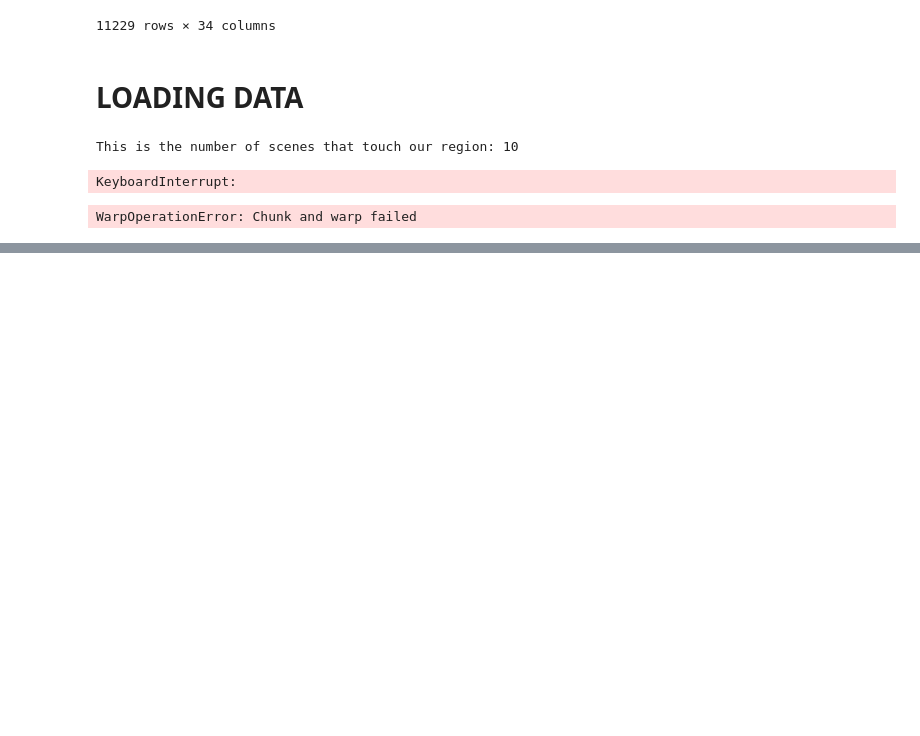
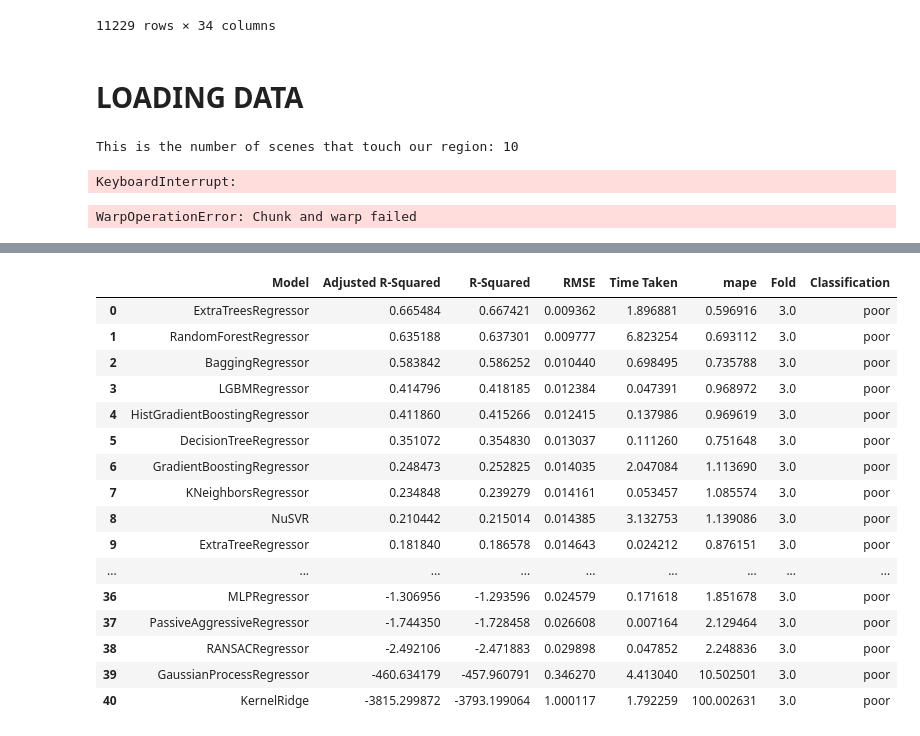
Before and after one commit to botelhogama/EYdatachallenge, a Jupyter notebook: jupyter/test_v1.ipynb, the cells around one changed output, grey strips where cells are left out. Drawn from its saved outputs; the diff is of its cells as text; code cells hidden in the pictures; blank space fills up the shorter version.

```diff
--- a/jupyter/test_v1.ipynb
+++ b/jupyter/test_v1.ipynb
@@ -496,0 +519,20 @@ WarpOperationError: Chunk and warp failed
+# %%
+eval_df
+# %% [output]
+|  | Model | Adjusted R-Squared | R-Squared | RMSE | Time Taken | mape | Fold | Classification |
+| 0 | ExtraTreesRegressor | 0.665484 | 0.667421 | 0.009362 | 1.896881 | 0.596916 | 3.0 | poor |
+| 1 | RandomForestRegressor | 0.635188 | 0.637301 | 0.009777 | 6.823254 | 0.693112 | 3.0 | poor |
+| 2 | BaggingRegressor | 0.583842 | 0.586252 | 0.010440 | 0.698495 | 0.735788 | 3.0 | poor |
+| 3 | LGBMRegressor | 0.414796 | 0.418185 | 0.012384 | 0.047391 | 0.968972 | 3.0 | poor |
+| 4 | HistGradientBoostingRegressor | 0.411860 | 0.415266 | 0.012415 | 0.137986 | 0.969619 | 3.0 | poor |
+| 5 | DecisionTreeRegressor | 0.351072 | 0.354830 | 0.013037 | 0.111260 | 0.751648 | 3.0 | poor |
+| 6 | GradientBoostingRegressor | 0.248473 | 0.252825 | 0.014035 | 2.047084 | 1.113690 | 3.0 | poor |
+| 7 | KNeighborsRegressor | 0.234848 | 0.239279 | 0.014161 | 0.053457 | 1.085574 | 3.0 | poor |
+| 8 | NuSVR | 0.210442 | 0.215014 | 0.014385 | 3.132753 | 1.139086 | 3.0 | poor |
+| 9 | ExtraTreeRegressor | 0.181840 | 0.186578 | 0.014643 | 0.024212 | 0.876151 | 3.0 | poor |
+| ... | ... | ... | ... | ... | ... | ... | ... | ... |
+| 36 | MLPRegressor | -1.306956 | -1.293596 | 0.024579 | 0.171618 | 1.851678 | 3.0 | poor |
+| 37 | PassiveAggressiveRegressor | -1.744350 | -1.728458 | 0.026608 | 0.007164 | 2.129464 | 3.0 | poor |
+| 38 | RANSACRegressor | -2.492106 | -2.471883 | 0.029898 | 0.047852 | 2.248836 | 3.0 | poor |
+| 39 | GaussianProcessRegressor | -460.634179 | -457.960791 | 0.346270 | 4.413040 | 10.502501 | 3.0 | poor |
+| 40 | KernelRidge | -3815.299872 | -3793.199064 | 1.000117 | 1.792259 | 100.002631 | 3.0 | poor |
```
Also changed, not shown: parts of 2 cells of this notebook, 7 other files.
